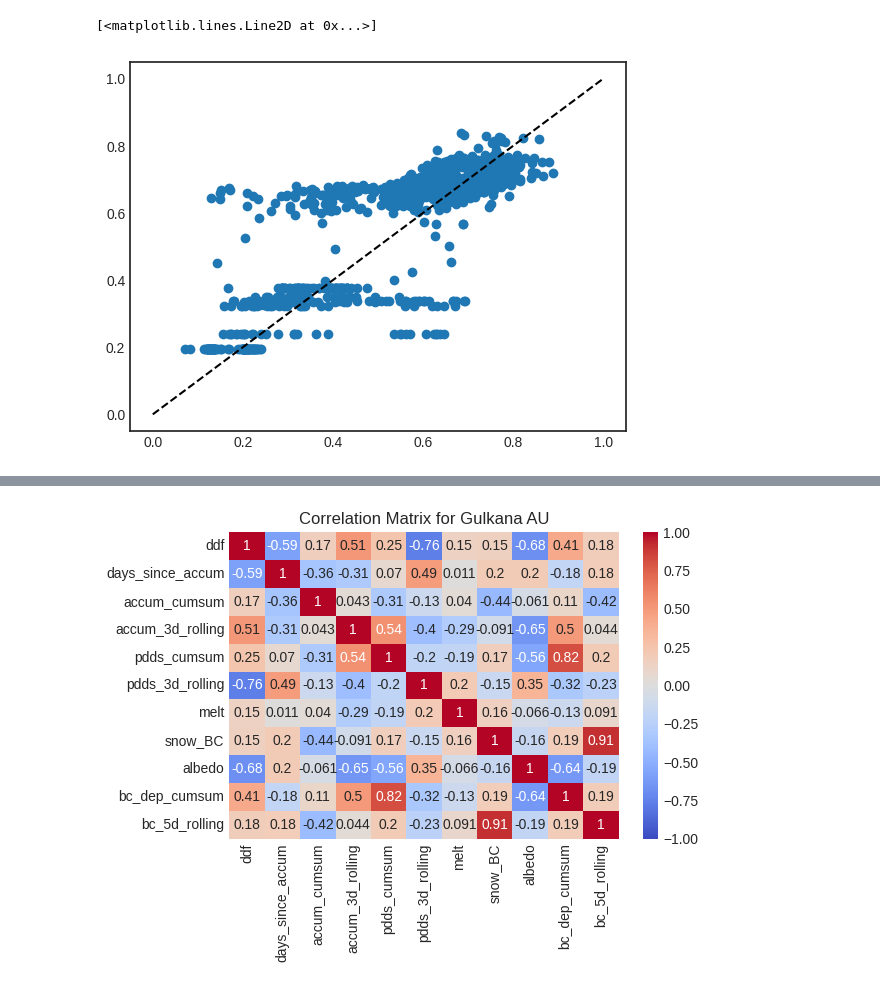
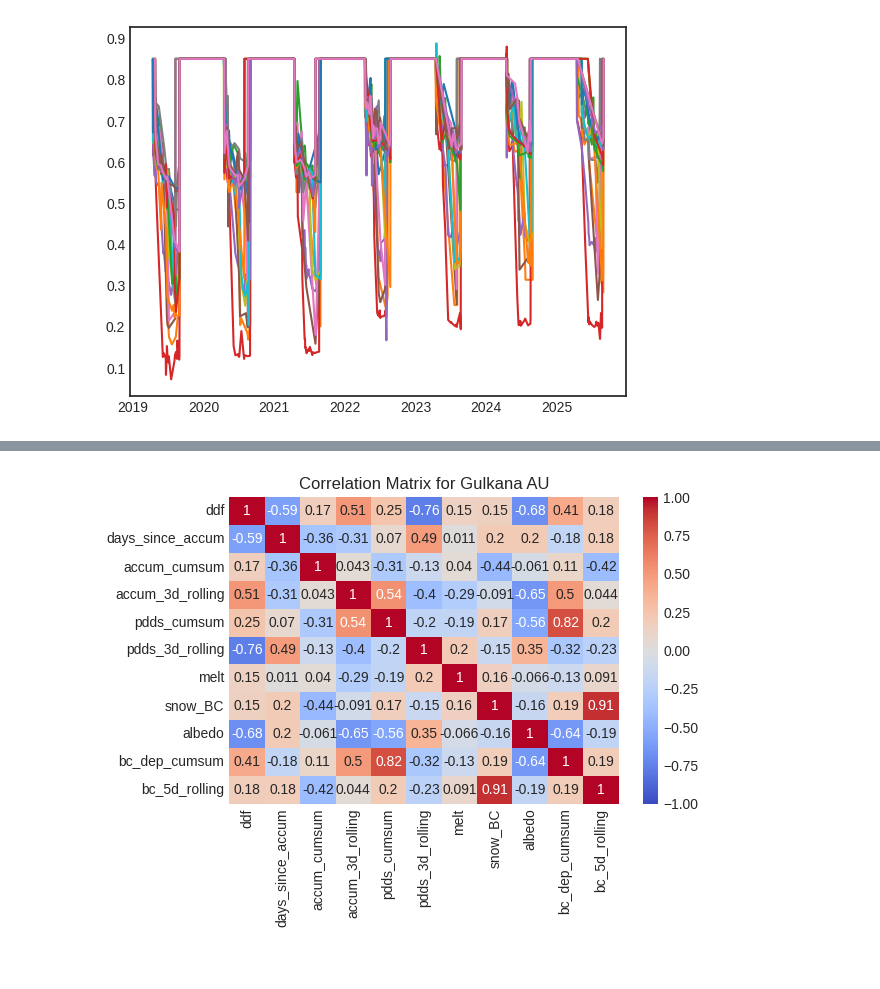
Before and after one commit to clairevwilson/PEBSI, a Jupyter notebook: project/explore.ipynb, the cells around one changed output, grey strips where cells are left out. Saved outputs shown, nothing was run; the diff lists cells and outputs as text; code cells hidden in the pictures.

Commit message:
get_kp for each site

```diff
--- a/project/explore.ipynb
+++ b/project/explore.ipynb
@@ -89,9 +120,39 @@ for glacier in site_dict:
-# %%
-plt.scatter(all_albedo['meas'], all_albedo['mod'])
-plt.plot([0,1],[0,1], 'k--')
-# %% [output]
-[<matplotlib.lines.Line2D at 0x...>]
-[figure, removed]
+# %%
+for glacier in site_dict:
+    for site in site_dict[glacier]:
+        albedo = Albedo(glacier, site)
+        if len(np.where(~np.isnan(albedo.data))[0]) < 10:
+            continue
+
+        df_all = None
+        for year in np.unique(pd.to_datetime(albedo.time).year):
+            idx_year = np.where(pd.to_datetime(albedo.time).year == year)[0]
+            df = pd.DataFrame({'albedo': albedo.data.flatten()[idx_year]},
+                          index=pd.to_datetime(albedo.time)[idx_year])
+            df.index = pd.to_datetime(df.index).normalize()
+            df = df.reindex(pd.date_range(df.index.min(), df.index.max(), freq='D'))
+            df = df.interpolate(method='time')
+
+            df.index = pd.DatetimeIndex(df.index)
+
+            df.loc[df.index.min() - pd.Timedelta(days=1),'albedo'] = 0.85
+            df.loc[df.index.max() + pd.Timedelta(days=1),'albedo'] = 0.85
+            df = df.sort_index()
+
+            if df_all is None:
+                df_all = df
+            else:
+                df_all = pd.concat([df_all, df])
+
+        df_all = df_all.reindex(pd.date_range(df_all.index[0], df_all.index[-1]))
+        df_all = df_all.interpolate(method='time')
+        df_hourly = df.resample('h').ffill().sort_index()
+        plt.plot(df_all.index, df_all['albedo'])
+        # print(df_all)
+        df_all.to_csv(home_fp + f'climate_data/AWS/albedo/{glacier}{site}_S2albedo.csv')
+        # assert 1==0
+# %% [output]
+[figure, added]
 # %%
 climate_fp = '/trace/group/rounce/cvwilson/climate_data/UKESM/'
 
```
Also changed, not shown: parts of 3 cells of this notebook.
